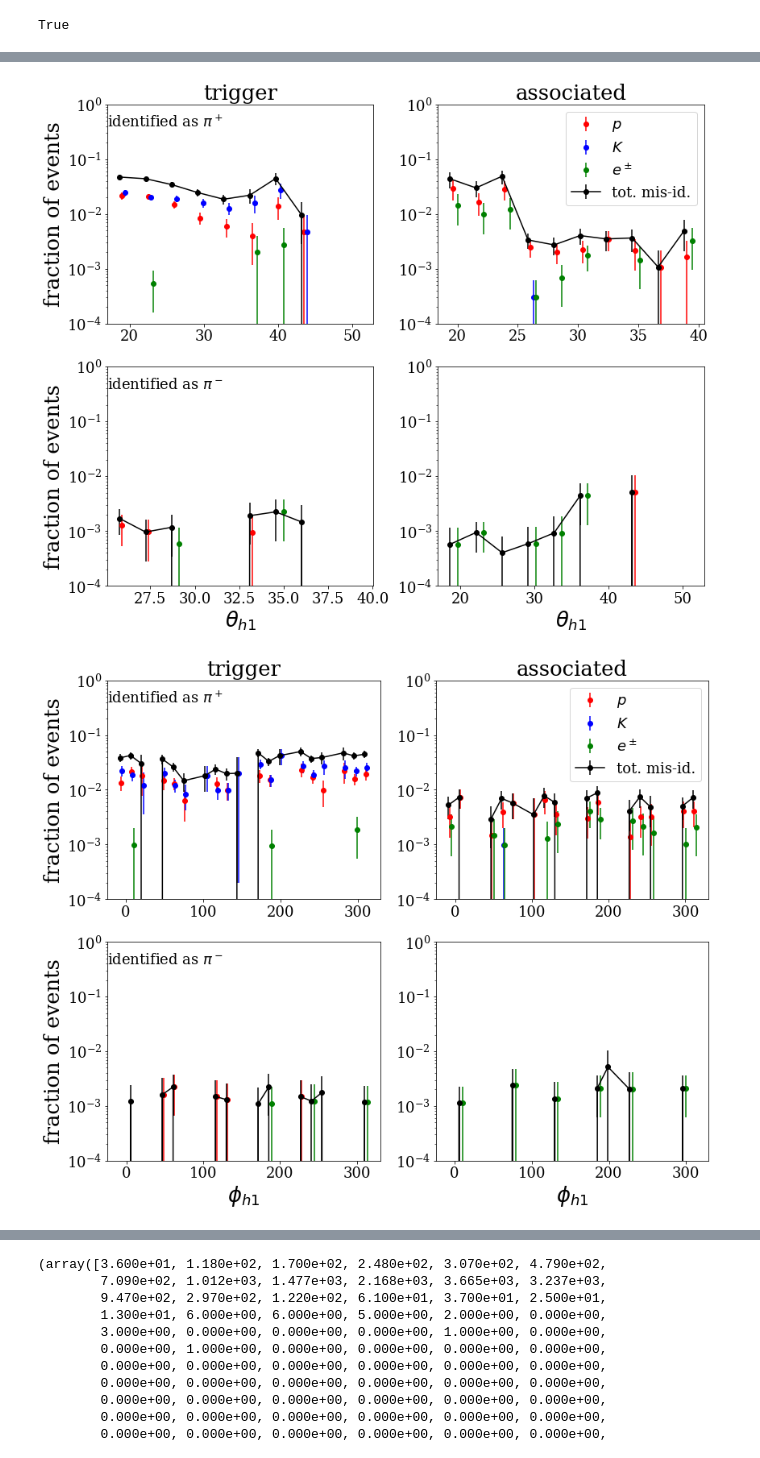
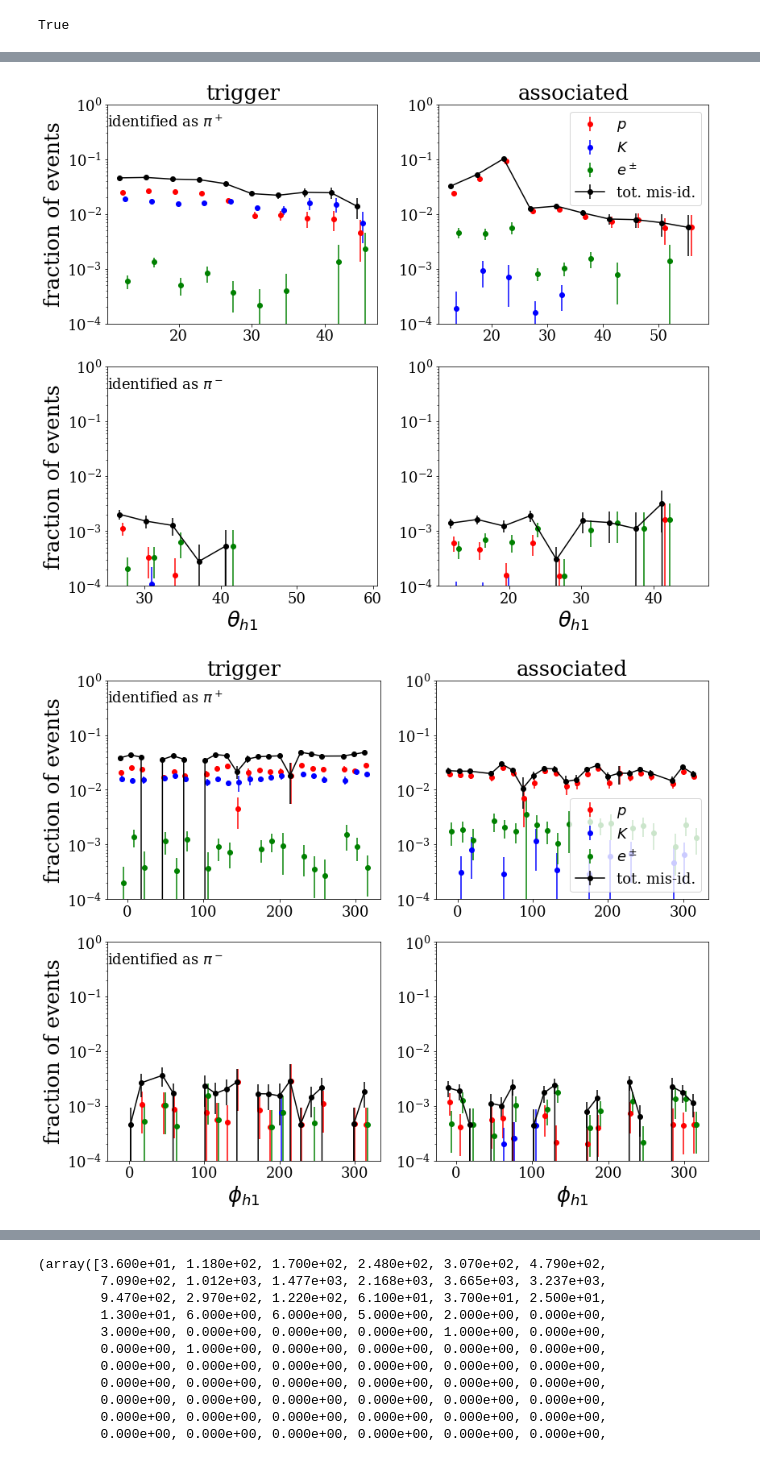
Before and after one commit to smoranvas/di-hadron, a Jupyter notebook: ParticleMisidentification.ipynb, the cells around one changed output, grey strips where cells are left out. Saved outputs shown, nothing was run; the diff lists cells and outputs as text; code cells hidden in the pictures.

```diff
--- a/ParticleMisidentification.ipynb
+++ b/ParticleMisidentification.ipynb
@@ -244,13 +246,15 @@ plt.show()
 # %%
+#query = 'h1_FidCut and h2_FidCut'
+query = 'h1_p==h1_p'
 multipanel('h1_th', xlabel='$\\theta_{h1}$',query=query)
 plt.savefig('images/particle_misid/misid_h1_th.png',bbox_inches='tight')
 plt.show()
 multipanel('h1_ph', xlabel='$\\phi_{h1}$',query=query,nbins=24)
 plt.savefig('images/particle_misid/misid_h1_ph.png',bbox_inches='tight')
 plt.show()
 multipanel('h1_p', xlabel='$p_{h1}$ [GeV]',query=query)
 plt.savefig('images/particle_misid/misid_h1_p.png',bbox_inches='tight')
 plt.show()
 # %% [output]
-[figure, old version]
+[figure, new version]
-[figure, old version]
+[figure, new version]
```
Also changed, not shown: parts of 7 cells of this notebook.
